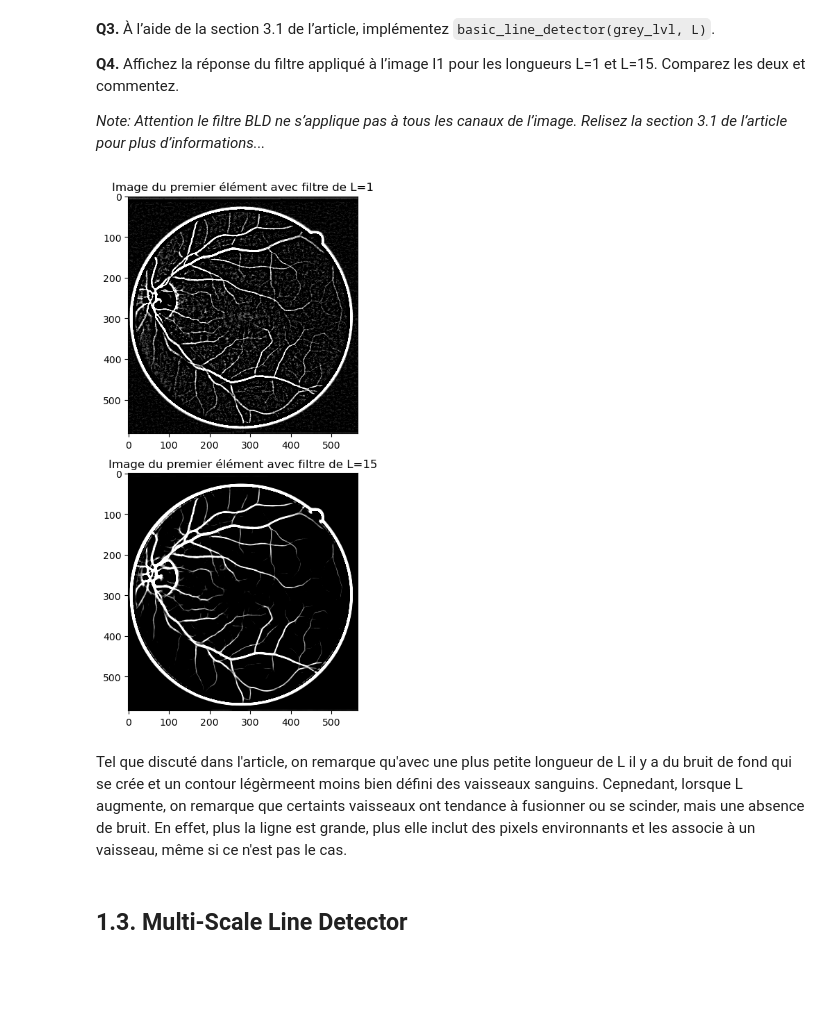
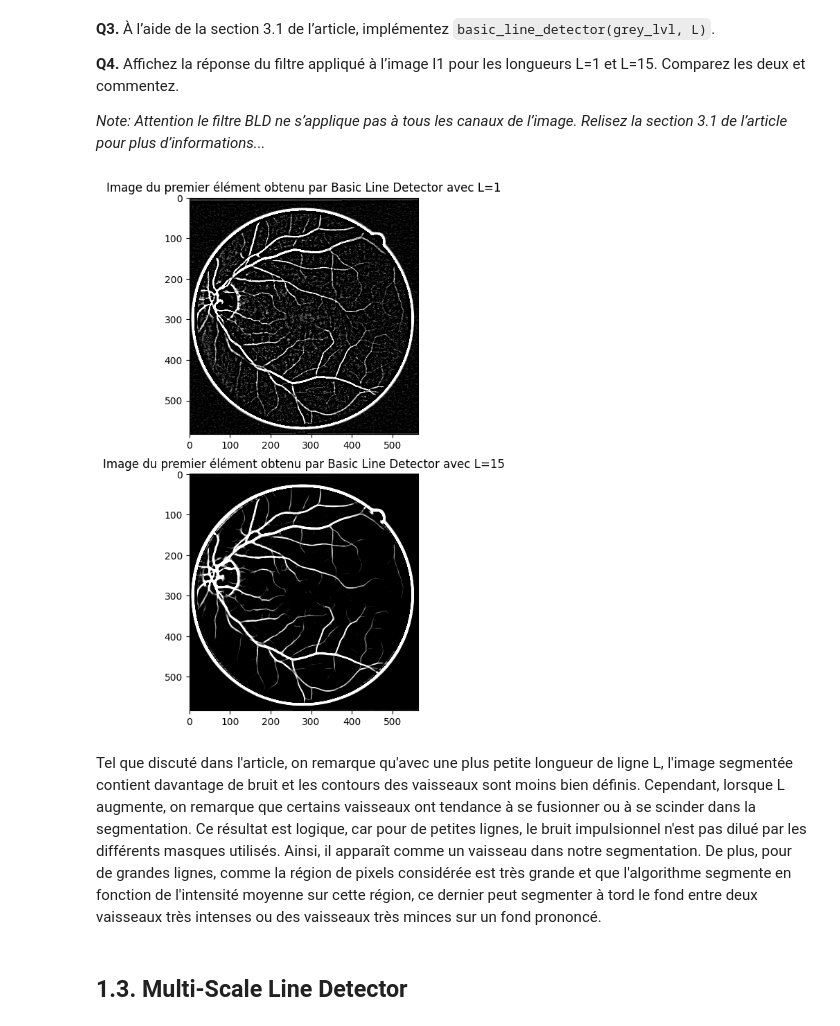
Before and after one commit to lashlone/GBM8770-Programmation, a Jupyter notebook: Projet/ProjetMSLD/RapportProjet.ipynb, the cells around one changed output. Drawn from its saved outputs; the diff is of its cells as text; code cells hidden in the pictures; blank space fills up the shorter version.

```diff
--- a/Projet/ProjetMSLD/RapportProjet.ipynb
+++ b/Projet/ProjetMSLD/RapportProjet.ipynb
@@ -78,21 +79,21 @@ msld = MultiScaleLineDetector(W=15, L=[1, 3, 5, 7, 9, 11, 13, 15], num_orientati
 # %%
 grey_lvl_I1 = 1-I1.image[:,:, 1] # on inverse le canal vert
 I1_bld_L1 = msld.basic_line_detector(grey_lvl_I1, L=1)
 I1_bld_L15 = msld.basic_line_detector(grey_lvl_I1, L=15)
 
 fig, axes = plt.subplots(2, 1)
 fig.tight_layout(h_pad=2.0)
 
-axes[0].set_title("Image du premier élément avec filtre de L=1")
+axes[0].set_title("Image du premier élément obtenu par Basic Line Detector avec L=1")
 axes[0].imshow(I1_bld_L1, cmap='gray', vmin=0.0, vmax=1.0)
-axes[1].set_title("Image du premier élément avec filtre de L=15")
+axes[1].set_title("Image du premier élément obtenu par Basic Line Detector avec L=15")
 axes[1].imshow(I1_bld_L15, cmap="gray", vmin=0.0, vmax=1.0)
 
 plt.show()
 # %% [output]
-[figure, old version]
+[figure, new version]
-# %% [markdown]
-Tel que discuté dans l'article, on remarque qu'avec une plus petite longueur de L il y a du bruit de fond qui se crée et un contour légèrmeent moins bien défini des vaisseaux sanguins. Cepnedant, lorsque L augmente, on remarque que certaints vaisseaux ont tendance à fusionner ou se scinder, mais une absence de bruit. En effet, plus la ligne est grande, plus elle inclut des pixels environnants et les associe à un vaisseau, même si ce n'est pas le cas.
+# %% [markdown]
+Tel que discuté dans l'article, on remarque qu'avec une plus petite longueur de ligne L, l'image segmentée contient davantage de bruit et les contours des vaisseaux sont moins bien définis. Cependant, lorsque L augmente, on remarque que certains vaisseaux ont tendance à se fusionner ou à se scinder dans la segmentation. Ce résultat est logique, car pour de petites lignes, le bruit impulsionnel n'est pas dilué par les différents masques utilisés. Ainsi, il apparaît comme un vaisseau dans notre segmentation. De plus, pour de grandes lignes, comme la région de pixels considérée est très grande et que l'algorithme segmente en fonction de l'intensité moyenne sur cette région, ce dernier peut segmenter à tord le fond entre deux vaisseaux très intenses ou des vaisseaux très minces sur un fond prononcé.
 # %% [markdown]
 ## 1.3. Multi-Scale Line Detector
 # %% [markdown]
```
Also changed, not shown: parts of 25 cells of this notebook, 1 other file.
